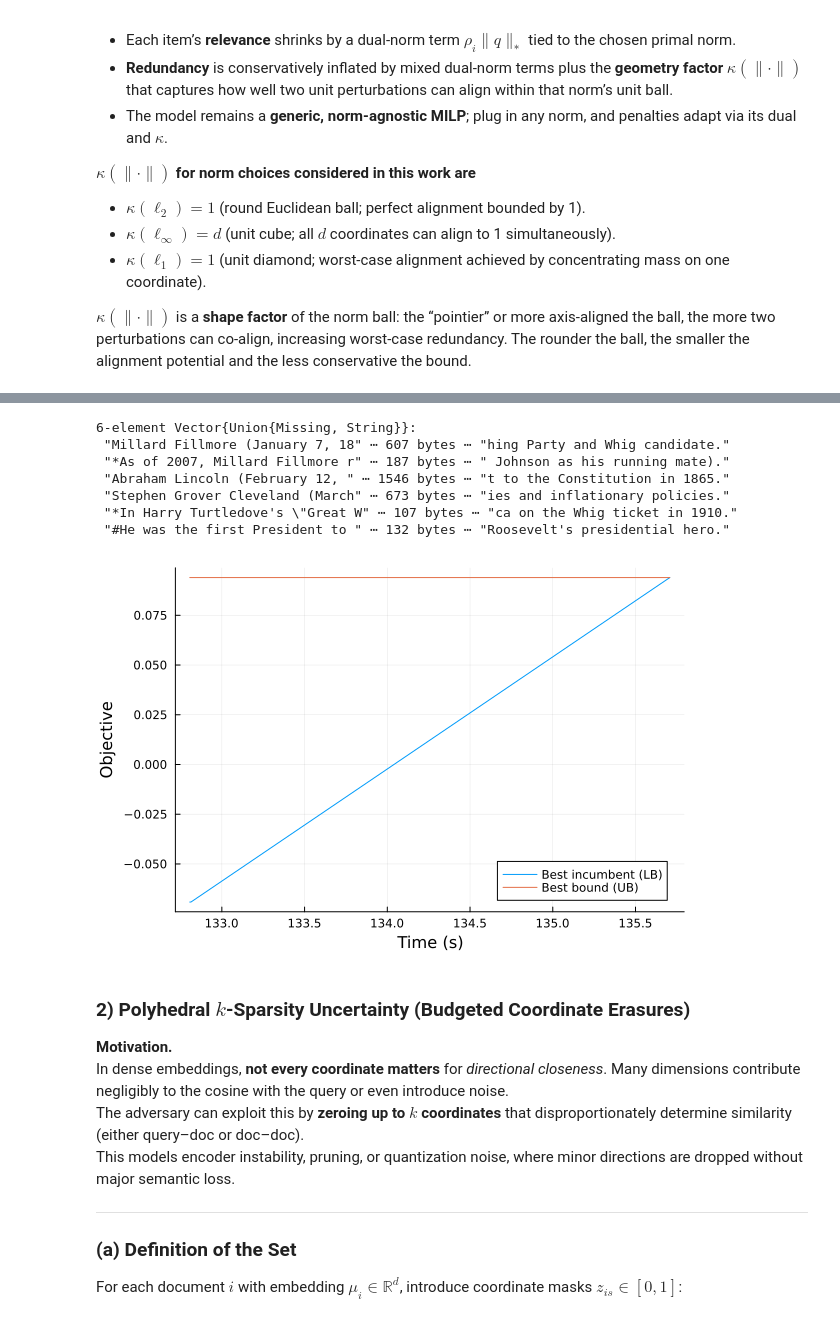
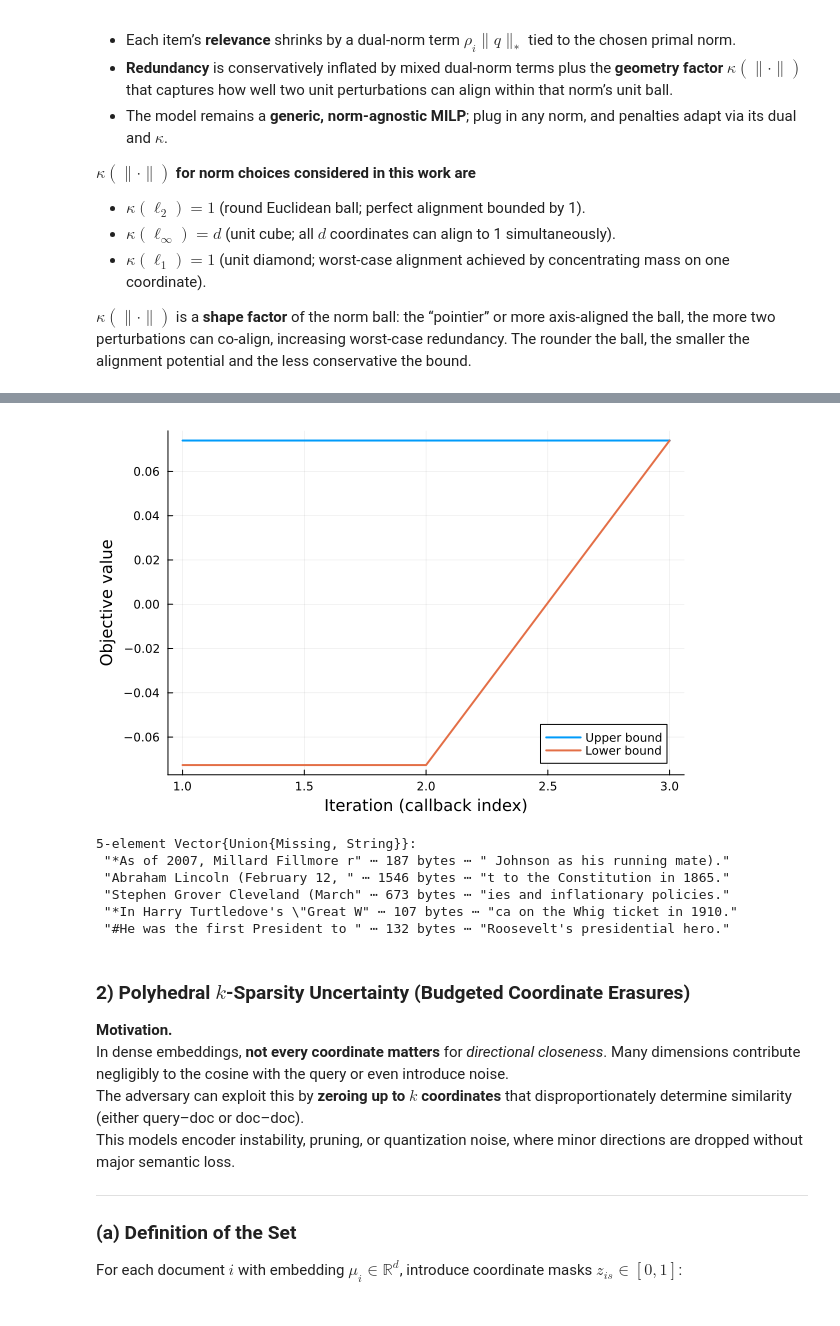
Before and after one commit to kbzh2558/robustness_view_of_rag, a Jupyter notebook: robust_rag.ipynb, the cells around one changed output, grey strips where cells are left out. Saved outputs shown, nothing was run; the diff lists cells and outputs as text; code cells hidden in the pictures.

```diff
--- a/robust_rag.ipynb
+++ b/robust_rag.ipynb
@@ -448,29 +482,26 @@ Academic license - for non-commercial use only - expires 2026-08-15
+# %%
+iters = 1:length(ub_all)
+
+plot(iters, ub_all,
+     label = "Upper bound",
+     xlabel = "Iteration (callback index)",
+     ylabel = "Objective value",
+     lw = 2)
+
+plot!(iters, lb_all,
+      label = "Lower bound",
+      lw = 2)
+# %% [output]
+[figure, added]
 # %%
-df_emb_doc[idx, "passage"]
+df_emb_doc[selected, "passage"]
 # %% [output]
-6-element Vector{Union{Missing, String}}:
- "Millard Fillmore (January 7, 18" ⋯ 607 bytes ⋯ "hing Party and Whig candidate."
+5-element Vector{Union{Missing, String}}:
  "*As of 2007, Millard Fillmore r" ⋯ 187 bytes ⋯ " Johnson as his running mate)."
  "Abraham Lincoln (February 12, " ⋯ 1546 bytes ⋯ "t to the Constitution in 1865."
  "Stephen Grover Cleveland (March" ⋯ 673 bytes ⋯ "ies and inflationary policies."
  "*In Harry Turtledove's \"Great W" ⋯ 107 bytes ⋯ "ca on the Whig ticket in 1910."
  "#He was the first President to " ⋯ 132 bytes ⋯ "Roosevelt's presidential hero."
-# %%
-plot(
-    prog.time,
-    prog.best_obj;
-    label = "Best incumbent (LB)",
-    xlabel = "Time (s)",
-    ylabel = "Objective",
-    legend = :bottomright,
-)
-plot!(
-    prog.time,
-    prog.best_bound;
-    label = "Best bound (UB)",
-)
-# %% [output]
-[figure, removed]
 # %% [markdown]
 ### 2) Polyhedral $k$-Sparsity Uncertainty (Budgeted Coordinate Erasures)
 
```
Also changed, not shown: parts of 20 cells of this notebook.
